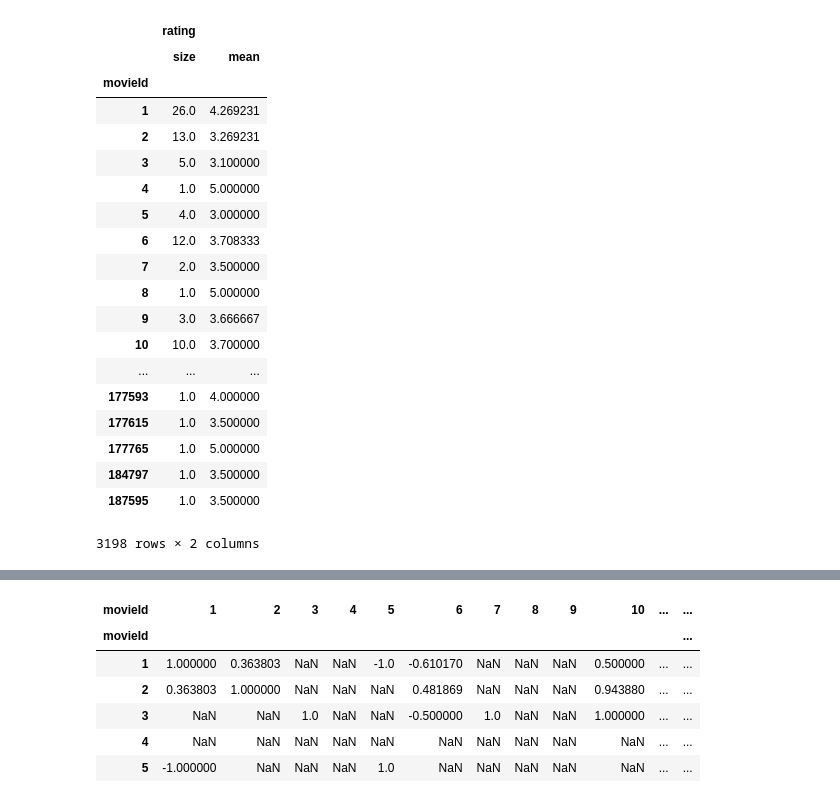
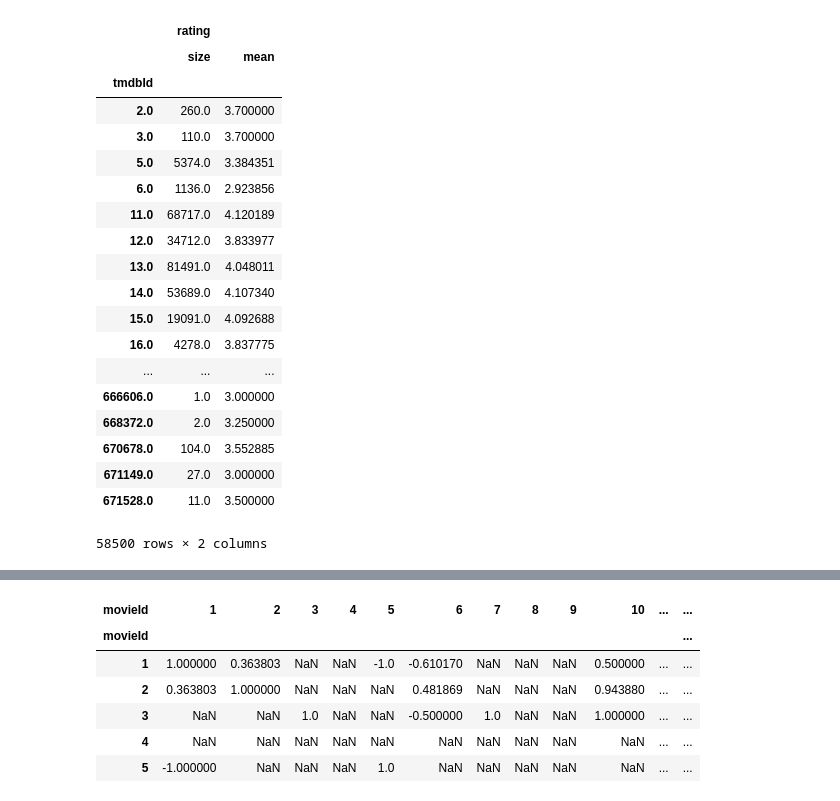
Before and after one commit to LJWill/MRS, a Jupyter notebook: itemCF.ipynb, the cells around one changed output, grey strips where cells are left out. Drawn from its saved outputs; the diff is of its cells as text; code cells hidden in the pictures.

```diff
--- a/itemCF.ipynb
+++ b/itemCF.ipynb
@@ -6,17 +7,21 @@ import seaborn as sns
 # from scipy.spatial.distance import cosine, correlation
 # %%
 # read data
-r_cols = ['', 'userId', 'movieId', 'rating']
-ratings = pd.read_csv('~/Downloads/smallRatingResult.csv',
+# r_cols = ['', 'userId', 'rating', 'timestamp', 'tmdbId']
+r_cols = ['movieId', 'tagId', 'relevance']
+ratings = pd.read_csv('~/Downloads/genome-scores.csv',
                       names=r_cols,
                       usecols=r_cols,
                       header=0,
                       index_col=0,
-                      low_memory=False,
-                      dtype={'userId':'int',
-                             'movieId':'int',
-                             'rating':'float'})
+#                       dtype={'userId':'int',
+#                              'rating':'float64',
+#                              'timestamp':'int64',
+#                              'tmdbId':'int64',
+#                             }
+                     )
 
-ratings.groupby('movieId')
+# ratings.drop('timestamp', inplace = True, axis=1)
+# ratings.groupby('movieId')
 ratings
 # %% [output]
@@ -80,29 +95,29 @@ sns.jointplot(x='rating', y='numberOfRatings', data=ratings_df)
 
 # print(ratings)
 # %%
-movieStats = ratings.groupby('movieId').agg({'rating': [np.size, np.mean]})
+movieStats = ratings.groupby('tmdbId').agg({'rating': [np.size, np.mean]})
 
 movieStats
 # %% [output]
 |  | rating |  |
 |  | size | mean |
-| movieId |  |  |
-| 1 | 26.0 | 4.269231 |
-| 2 | 13.0 | 3.269231 |
-| 3 | 5.0 | 3.100000 |
-| 4 | 1.0 | 5.000000 |
-| 5 | 4.0 | 3.000000 |
-| 6 | 12.0 | 3.708333 |
-| 7 | 2.0 | 3.500000 |
-| 8 | 1.0 | 5.000000 |
-| 9 | 3.0 | 3.666667 |
-| 10 | 10.0 | 3.700000 |
+| tmdbId |  |  |
+| 2.0 | 260.0 | 3.700000 |
+| 3.0 | 110.0 | 3.700000 |
+| 5.0 | 5374.0 | 3.384351 |
+| 6.0 | 1136.0 | 2.923856 |
+| 11.0 | 68717.0 | 4.120189 |
+| 12.0 | 34712.0 | 3.833977 |
+| 13.0 | 81491.0 | 4.048011 |
+| 14.0 | 53689.0 | 4.107340 |
+| 15.0 | 19091.0 | 4.092688 |
+| 16.0 | 4278.0 | 3.837775 |
 | ... | ... | ... |
-| 177593 | 1.0 | 4.000000 |
-| 177615 | 1.0 | 3.500000 |
-| 177765 | 1.0 | 5.000000 |
-| 184797 | 1.0 | 3.500000 |
-| 187595 | 1.0 | 3.500000 |
+| 666606.0 | 1.0 | 3.000000 |
+| 668372.0 | 2.0 | 3.250000 |
+| 670678.0 | 104.0 | 3.552885 |
+| 671149.0 | 27.0 | 3.000000 |
+| 671528.0 | 11.0 | 3.500000 |
-3198 rows × 2 columns
+58500 rows × 2 columns
 # %%
 # create pivot table
```
Also changed, not shown: parts of 6 cells of this notebook.
